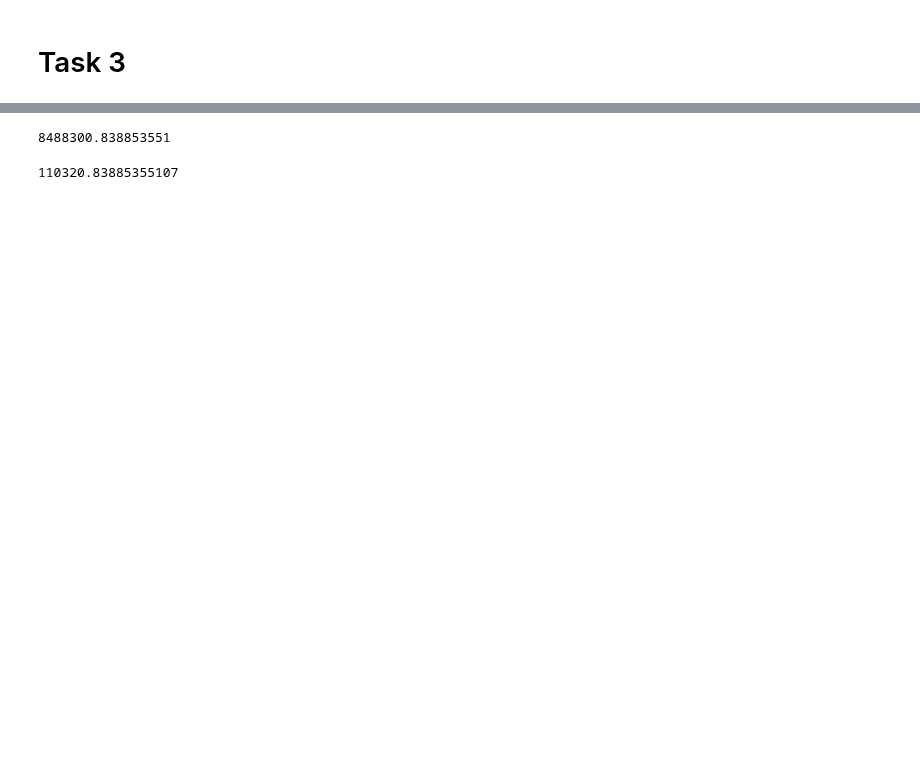
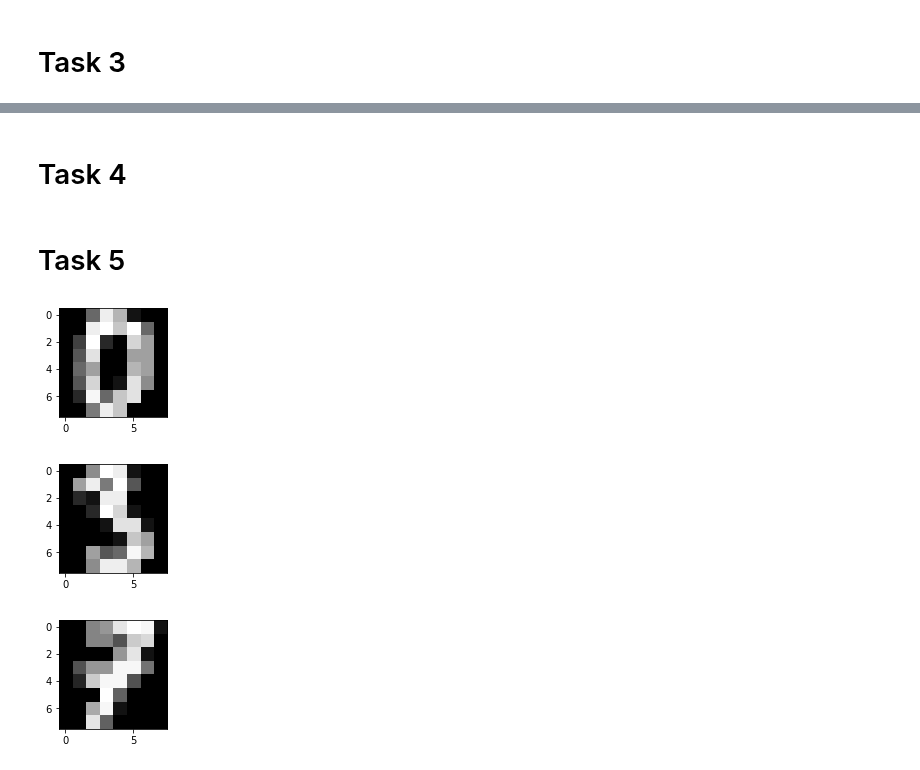
Before and after one commit to zugzvangg/SPC, a Jupyter notebook: numerics/HW2/HW2.ipynb, the cells around one changed output, grey strips where cells are left out. Saved outputs shown, nothing was run; the diff lists cells and outputs as text; code cells hidden in the pictures; blank space fills up the shorter version.

```diff
--- a/numerics/HW2/HW2.ipynb
+++ b/numerics/HW2/HW2.ipynb
@@ -125,11 +75,18 @@ third
-# %%
-# сколько отдам
-res = (first + second + third + 3_086_928)*1.08**((today - datetime.date(day = 29, month = 8, year = 2023)).days/365)
-res
-# %% [output]
-8488300.838853551
-# %%
-# сколько процентов вышло
-res - 1_734_580 - 1_759_978 - 1_796_494 - 3_086_928
-# %% [output]
-110320.83885355107
+# %% [markdown]
+# Task 4
+# %% [markdown]
+# Task 5
+# %%
+with h5py.File('digits.hdf', "r") as f:
+    data = f["images"]['block0_values'][()].reshape(1797, 64)
+    labels = f["labels"]['values'][()]
+    f.close()
+# судя по всему нужно так
+# %%
+for i in (0, 3, 7):
+    plt.figure(figsize=(2,2))
+    plt.imshow(data[i].reshape(8, 8), cmap = 'Greys_r')
+# %% [output]
+[figure, added]
+[figure, added]
+[figure, added]
```
Also changed, not shown: parts of 17 cells of this notebook.
